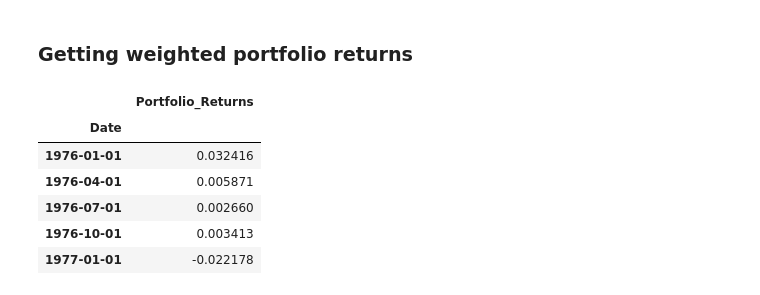
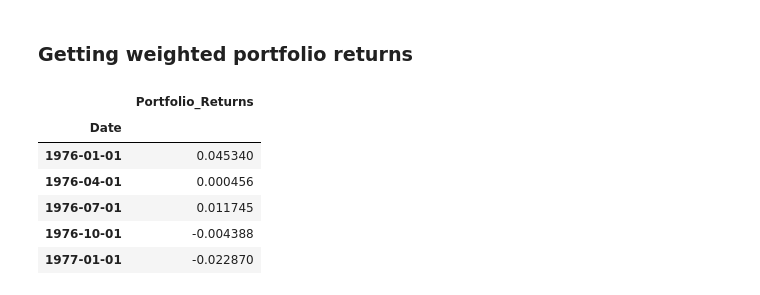
Before and after one commit to Raafayuqaily/TE-Portfolio-Stress-Testing-Final-Project, a Jupyter notebook: Section_5_KB.ipynb, the cells around one changed output. Saved outputs shown, nothing was run; the diff lists cells and outputs as text; code cells hidden in the pictures.

```diff
--- a/Section_5_KB.ipynb
+++ b/Section_5_KB.ipynb
@@ -30,3 +30,13 @@ Base Directory:
  /Users/kaleembukhari/Documents/Kaleem's Data/University of Chicago/GitHubRepositories/TE-Portfolio-Stress-Testing-Final-Project
 Data Directory:
  /Users/kaleembukhari/Documents/Kaleem's Data/University of Chicago/GitHubRepositories/TE-Portfolio-Stress-Testing-Final-Project/Data
+# %%
+pfile = "portfolio_returns.csv"
+portfolio_returns = pd.read_csv(DATA_DIR/pfile)
+
+portfolio_returns['Date'] = pd.to_datetime(portfolio_returns['Date'])
+portfolio_returns = portfolio_returns[portfolio_returns['Date'] >= '1976-01-01']
+portfolio_returns.reset_index(drop=True, inplace=True)
+
+portfolio_returns['EW_Portfolio_Return'] = portfolio_returns.iloc[:, 1:].mean(axis=1)
+portfolio_returns
@@ -32,0 +94,8 @@ Data Directory:
+# %%
+# Create a DataFrame to display the weights alongside the stock names (assuming column names are stock names)
+weights_df = pd.DataFrame({
+    'Stock': returns.columns,
+    'Optimal_Weight': optimal_weights
+})
+
+weights_df
@@ -32,0 +119,3 @@ Data Directory:
+# %%
+wghts_vec = weights_df['Optimal_Weight']
+wghts_vec
@@ -56,7 +162,7 @@ def get_wrds_data(sql_query, start_date, end_date):
         print(f"Error retrieving data: {e}")
         return None
 
-def weighted_portfolio_returns(asset_returns_df: pd.DataFrame) -> pd.DataFrame:
+def weighted_portfolio_returns(asset_returns_df: pd.DataFrame, weights_vector) -> pd.DataFrame:
     """
     Calculate the weighted portfolio returns.
 
@@ -67,13 +173,12 @@ def weighted_portfolio_returns(asset_returns_df: pd.DataFrame) -> pd.DataFrame:
     - pd.DataFrame: A DataFrame with the weighted portfolio return series as a single column.
     """
     asset_returns_df_copy = asset_returns_df.copy()
-    num_assets = len(asset_returns_df_copy.columns)
-    weight_vector = np.ones(num_assets) / num_assets
+    weight_vector = weights_vector.copy()
     portfolio_returns = asset_returns_df_copy.values @ weight_vector
     portfolio_returns_df = pd.DataFrame({'Portfolio_Returns': portfolio_returns}, index=asset_returns_df_copy.index)
     return portfolio_returns_df
 
-def fama_french_regression(factors, portfolio_excess_return, shifter_=1):
+def fama_french_regression(factors, portfolio_excess_return):
     """
     Perform the Fama-French multi-factor regression.
 
@@ -211,16 +316,16 @@ prtf_rets.head()
 # %% [markdown]
 ### Getting weighted portfolio returns
 # %%
-wghtd_prtf_rets = weighted_portfolio_returns(prtf_rets)
+wghtd_prtf_rets = weighted_portfolio_returns(prtf_rets, wghts_vec)
 wghtd_prtf_rets.head()
 # %% [output]
 |  | Portfolio_Returns |
 | Date |  |
-| 1976-01-01 | 0.032416 |
-| 1976-04-01 | 0.005871 |
-| 1976-07-01 | 0.002660 |
-| 1976-10-01 | 0.003413 |
-| 1977-01-01 | -0.022178 |
+| 1976-01-01 | 0.045340 |
+| 1976-04-01 | 0.000456 |
+| 1976-07-01 | 0.011745 |
+| 1976-10-01 | -0.004388 |
+| 1977-01-01 | -0.022870 |
 # %%
 prtfs_rets_ff_fctr = pd.merge(wghtd_prtf_rets, ff_6_factors,
                               how = 'inner', left_index = True, right_index = True)
```
Also changed, not shown: parts of 10 cells of this notebook.
